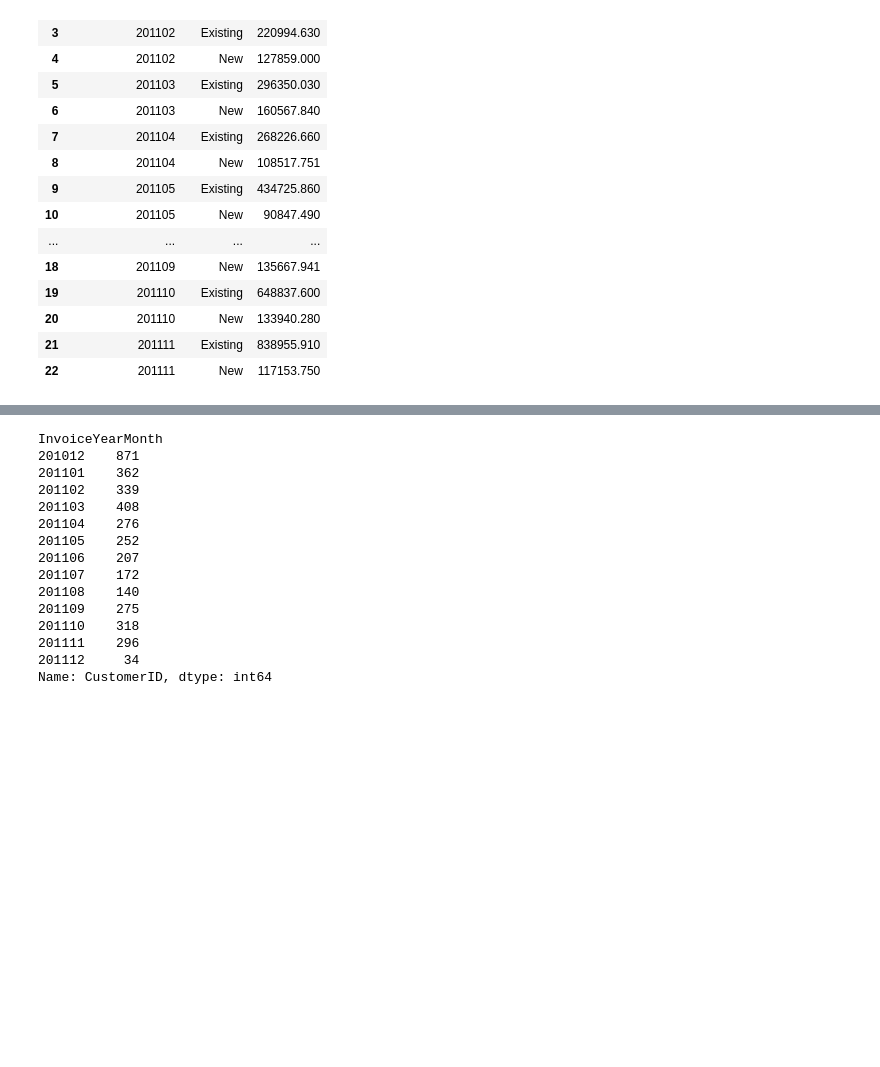
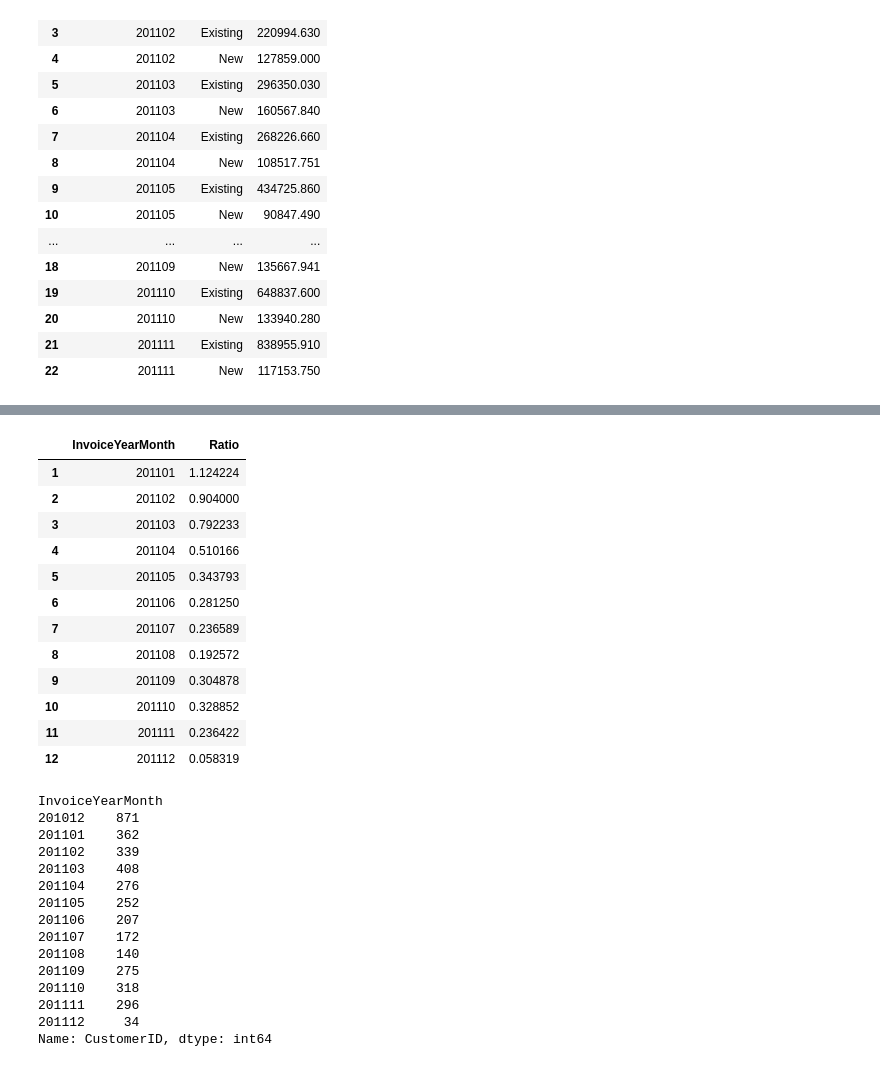
Before and after one commit to Sciform/sciform-hwz-ai-in-controlling, a Jupyter notebook: Data_Exploration_Student_Version.ipynb, the cells around one changed output, grey strips where cells are left out. Drawn from its saved outputs; the diff is of its cells as text; code cells hidden in the pictures; blank space fills up the shorter version.

```diff
--- a/Data_Exploration_Student_Version.ipynb
+++ b/Data_Exploration_Student_Version.ipynb
@@ -489,9 +491,26 @@ pyoff.iplot(fig)
 # %% [output]
 [interactive output not drawn]
 # %%
+# ratio of new users vs existing users per month
 tx_user_ratio = tx_uk.query("UserType == 'New'").groupby(['InvoiceYearMonth'])['CustomerID'].nunique()/tx_uk.query("UserType == 'Existing'").groupby(['InvoiceYearMonth'])['CustomerID'].nunique()
 tx_user_ratio = tx_user_ratio.reset_index()
 tx_user_ratio = tx_user_ratio.dropna()
+tx_user_ratio.rename(columns = {'CustomerID':'Ratio'}, inplace = True)
+tx_user_ratio
+# %% [output]
+|  | InvoiceYearMonth | Ratio |
+| 1 | 201101 | 1.124224 |
+| 2 | 201102 | 0.904000 |
+| 3 | 201103 | 0.792233 |
+| 4 | 201104 | 0.510166 |
+| 5 | 201105 | 0.343793 |
+| 6 | 201106 | 0.281250 |
+| 7 | 201107 | 0.236589 |
+| 8 | 201108 | 0.192572 |
+| 9 | 201109 | 0.304878 |
+| 10 | 201110 | 0.328852 |
+| 11 | 201111 | 0.236422 |
+| 12 | 201112 | 0.058319 |
 # %%
 tx_uk.query("UserType == 'New'").groupby(['InvoiceYearMonth'])['CustomerID'].nunique()
 # %% [output]
```
Also changed, not shown: parts of 55 cells of this notebook.
